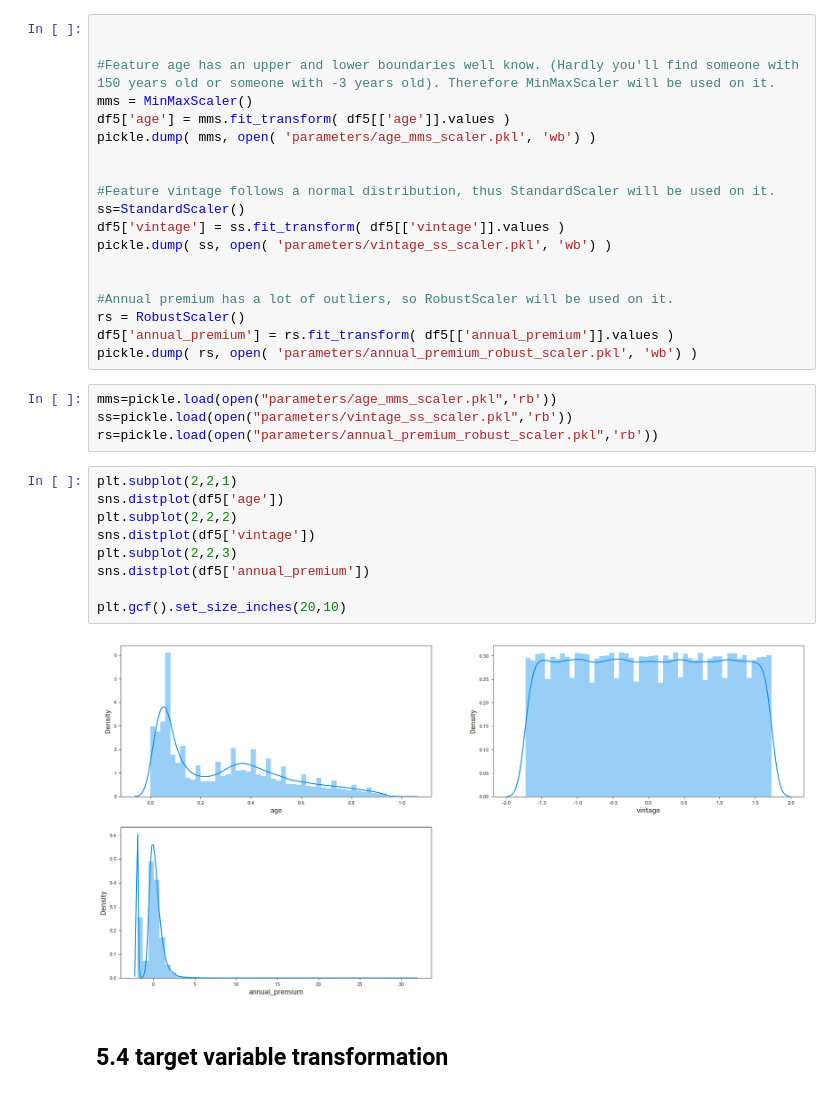
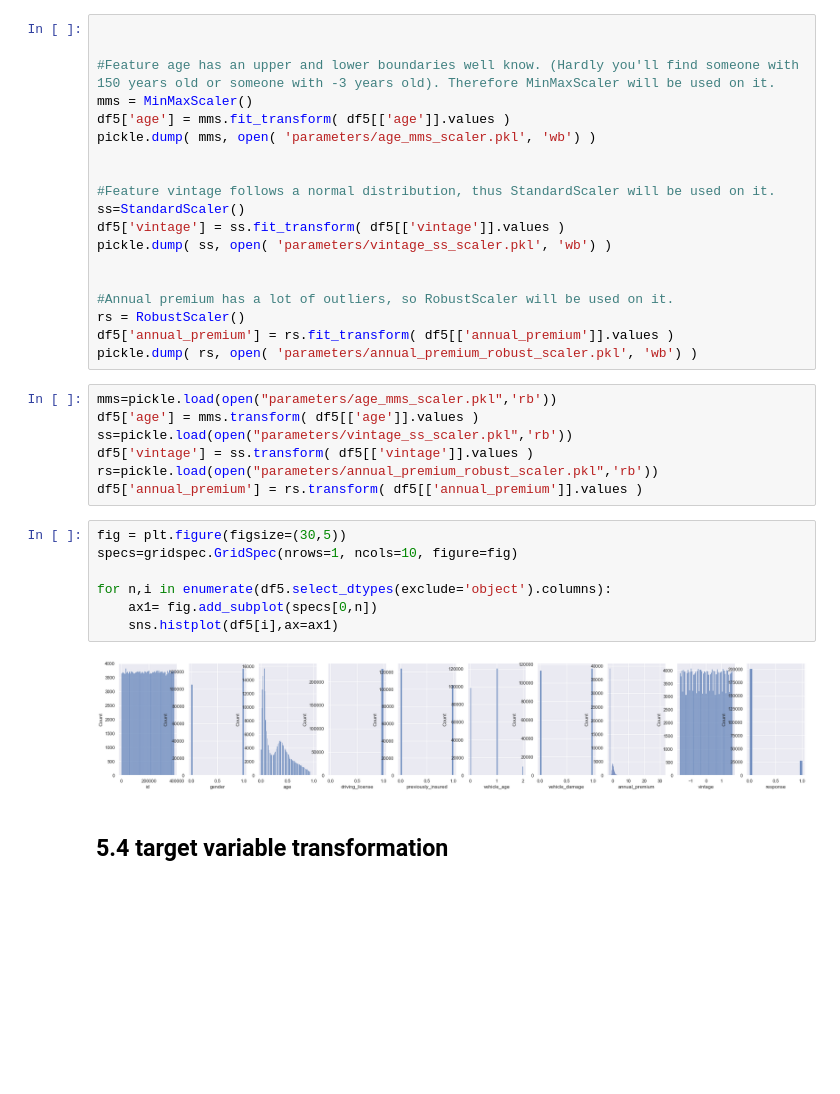
Before and after one commit to ViniciusKos/insurance_cross, a Jupyter notebook: insurance_cross_sell.ipynb, the cells around one changed output. Cells and saved outputs as stored; diff of their text form; blank space fills up the shorter version.

```diff
--- a/insurance_cross_sell.ipynb
+++ b/insurance_cross_sell.ipynb
@@ -693,19 +714,20 @@ df5['annual_premium'] = rs.fit_transform( df5[['annual_premium']].values )
 pickle.dump( rs, open( 'parameters/annual_premium_robust_scaler.pkl', 'wb') )
 # %%
 mms=pickle.load(open("parameters/age_mms_scaler.pkl",'rb'))
+df5['age'] = mms.transform( df5[['age']].values )
 ss=pickle.load(open("parameters/vintage_ss_scaler.pkl",'rb'))
+df5['vintage'] = ss.transform( df5[['vintage']].values )
 rs=pickle.load(open("parameters/annual_premium_robust_scaler.pkl",'rb'))
+df5['annual_premium'] = rs.transform( df5[['annual_premium']].values )
-# %%
-plt.subplot(2,2,1)
-sns.distplot(df5['age'])
-plt.subplot(2,2,2)
-sns.distplot(df5['vintage'])
-plt.subplot(2,2,3)
-sns.distplot(df5['annual_premium'])
-
-plt.gcf().set_size_inches(20,10)
-# %% [output]
-[figure, removed]
+# %%
+fig = plt.figure(figsize=(30,5))
+specs=gridspec.GridSpec(nrows=1, ncols=10, figure=fig)
+
+for n,i in enumerate(df5.select_dtypes(exclude='object').columns):
+    ax1= fig.add_subplot(specs[0,n])
+    sns.histplot(df5[i],ax=ax1)
+# %% [output]
+[figure, added]
 # %% [markdown]
 ##  5.4 target variable transformation
 # %%
```
Also changed, not shown: parts of 27 cells of this notebook, 1 other file.
